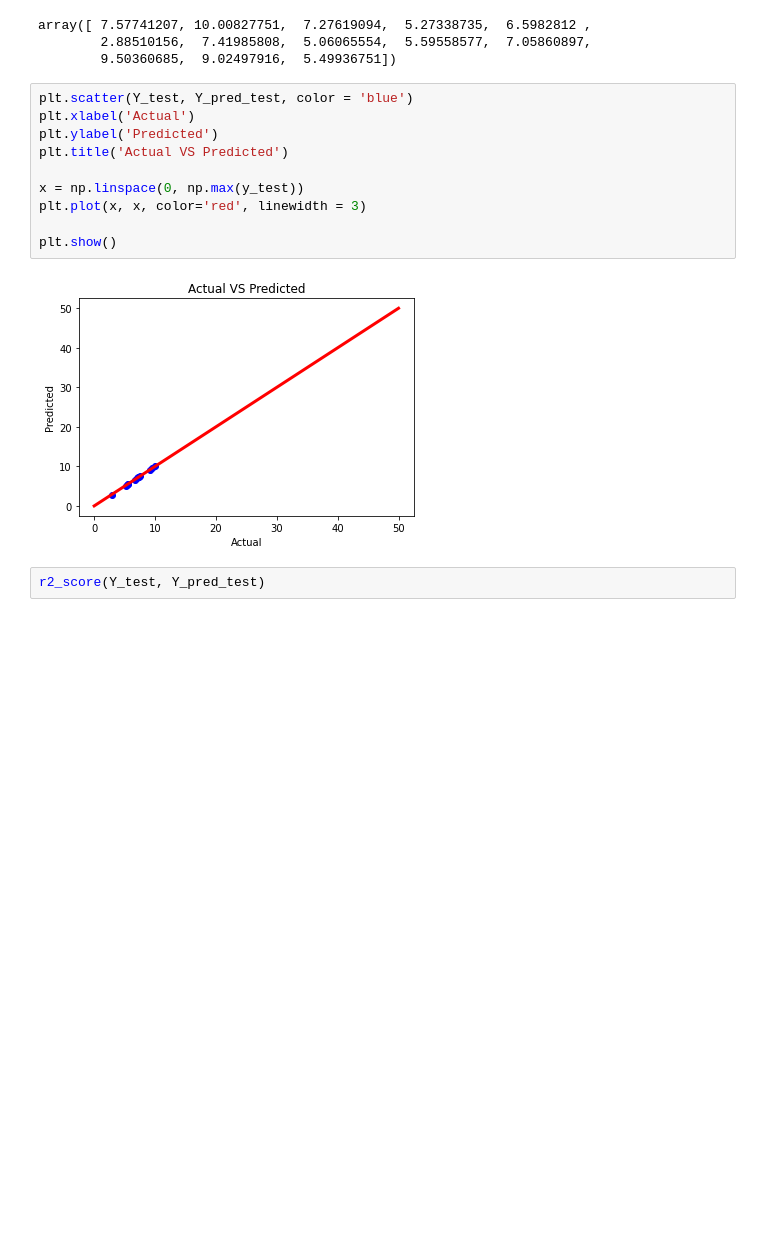
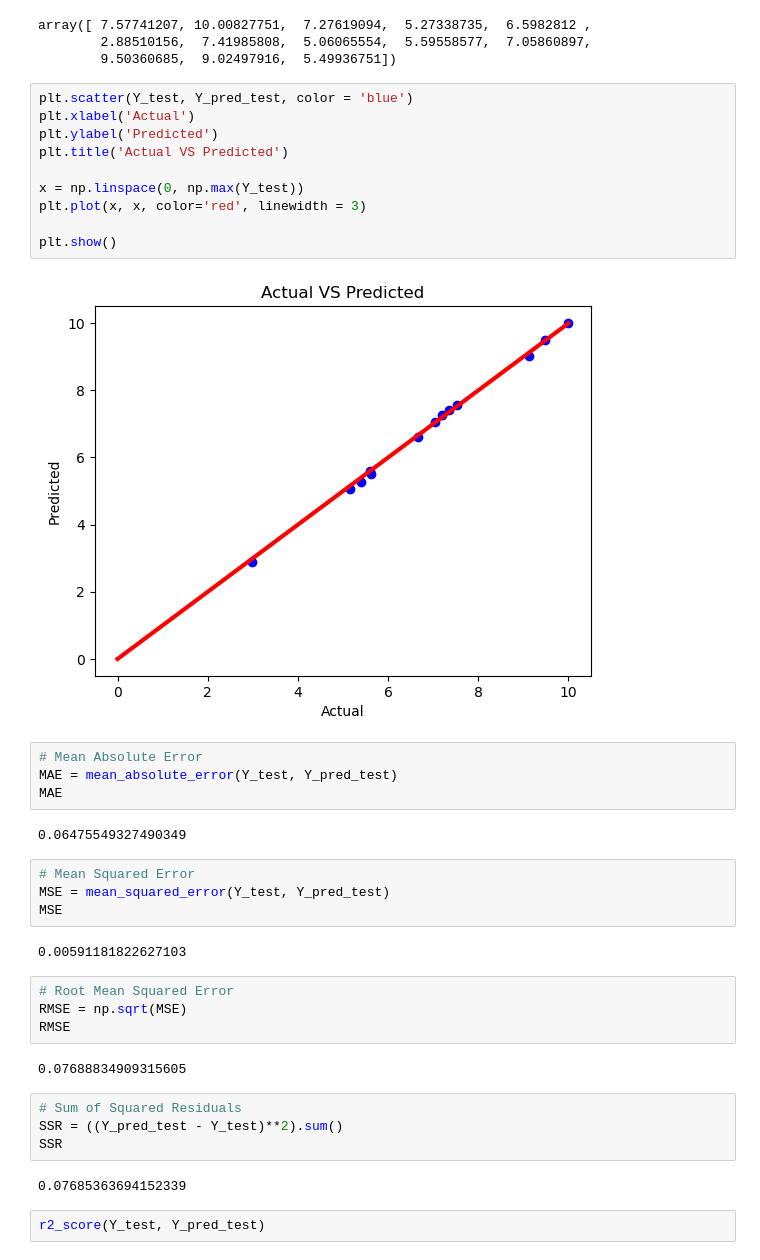
Before and after one commit to ashrutarora/DSE, a Jupyter notebook: ML LAB/Week_4/AshrutAlokArora_WEEK4.ipynb, the cells around one changed output. Cells and saved outputs as stored; diff of their text form; blank space fills up the shorter version.

```diff
--- a/ML LAB/Week_4/AshrutAlokArora_WEEK4.ipynb
+++ b/ML LAB/Week_4/AshrutAlokArora_WEEK4.ipynb
@@ -413,15 +446,39 @@ array([ 7.57741207, 10.00827751,  7.27619094,  5.27338735,  6.5982812 ,
 # %%
 plt.scatter(Y_test, Y_pred_test, color = 'blue')
 plt.xlabel('Actual')
 plt.ylabel('Predicted')
 plt.title('Actual VS Predicted')
 
-x = np.linspace(0, np.max(y_test))
+x = np.linspace(0, np.max(Y_test))
 plt.plot(x, x, color='red', linewidth = 3)
 
 plt.show()
 # %% [output]
-[figure, old version]
+[figure, new version]
+# %%
+# Mean Absolute Error
+MAE = mean_absolute_error(Y_test, Y_pred_test)
+MAE
+# %% [output]
+0.06475549327490349
+# %%
+# Mean Squared Error
+MSE = mean_squared_error(Y_test, Y_pred_test)
+MSE
+# %% [output]
+0.00591181822627103
+# %%
+# Root Mean Squared Error
+RMSE = np.sqrt(MSE)
+RMSE
+# %% [output]
+0.07688834909315605
+# %%
+# Sum of Squared Residuals
+SSR = ((Y_pred_test - Y_test)**2).sum()
+SSR
+# %% [output]
+0.07685363694152339
 # %%
 r2_score(Y_test, Y_pred_test)
 # %% [output]
```
Also changed, not shown: parts of 48 cells of this notebook.
